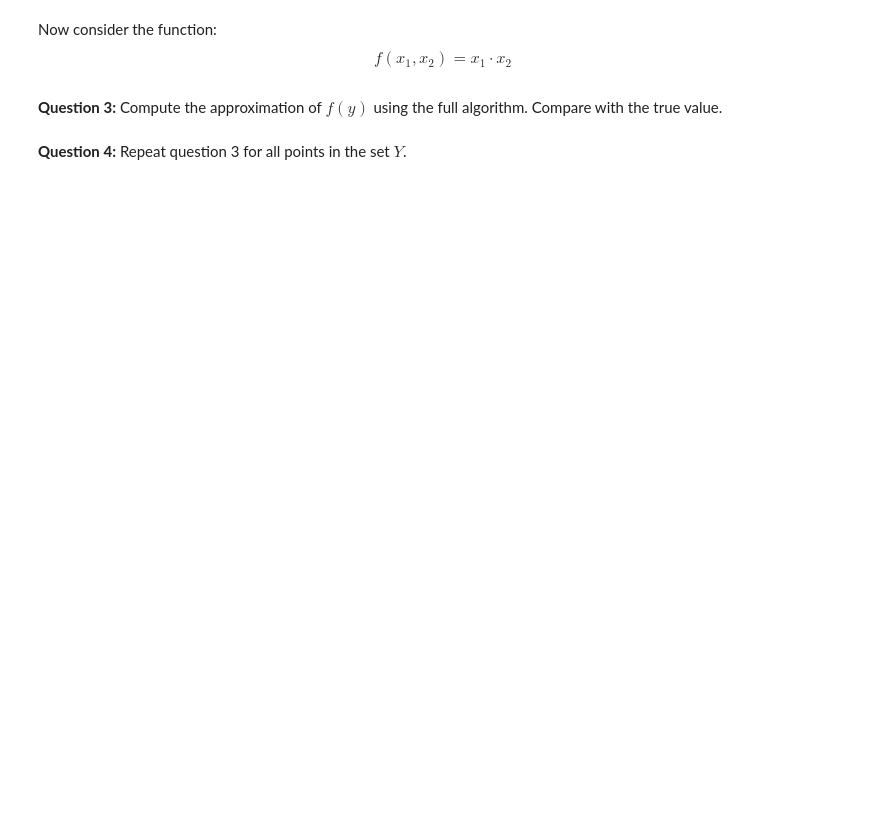
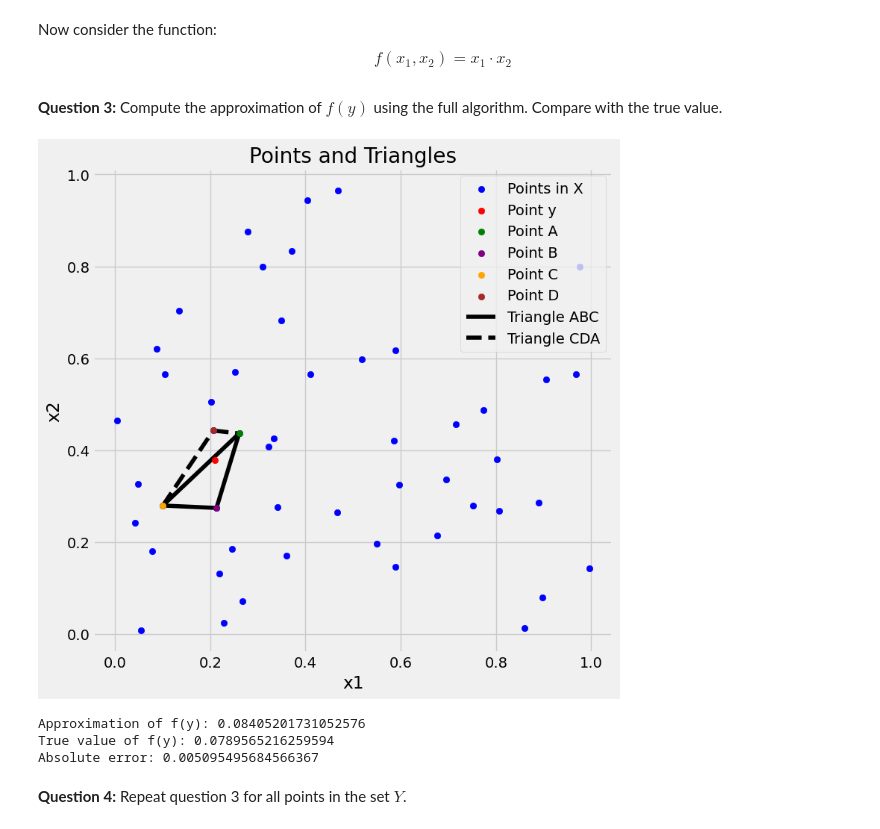
Before and after one commit to NumEconCopenhagen/projects-2024-a-j, a Jupyter notebook: examproject/exam_2024.ipynb, the cells around one changed output. Saved outputs shown, nothing was run; the diff lists cells and outputs as text; code cells hidden in the pictures; blank space fills up the shorter version.

```diff
--- a/examproject/exam_2024.ipynb
+++ b/examproject/exam_2024.ipynb
@@ -536,3 +562,15 @@ F = np.array([f(x) for x in X])
+# %%
+f_approx, f_true = problem3.compute_approximation(f)
+
+# Print the results
+print(f"Approximation of f(y): {f_approx}")
+print(f"True value of f(y): {f_true}")
+print(f"Absolute error: {abs(f_approx - f_true)}")
+# %% [output]
+[figure, added]
+Approximation of f(y): 0.08405201731052576
+True value of f(y): 0.0789565216259594
+Absolute error: 0.005095495684566367
 # %% [markdown]
 **Question 4:** Repeat question 3 for all points in the set $Y$.
 # %%
```
Also changed, not shown: parts of 9 cells of this notebook, 2 other files.
